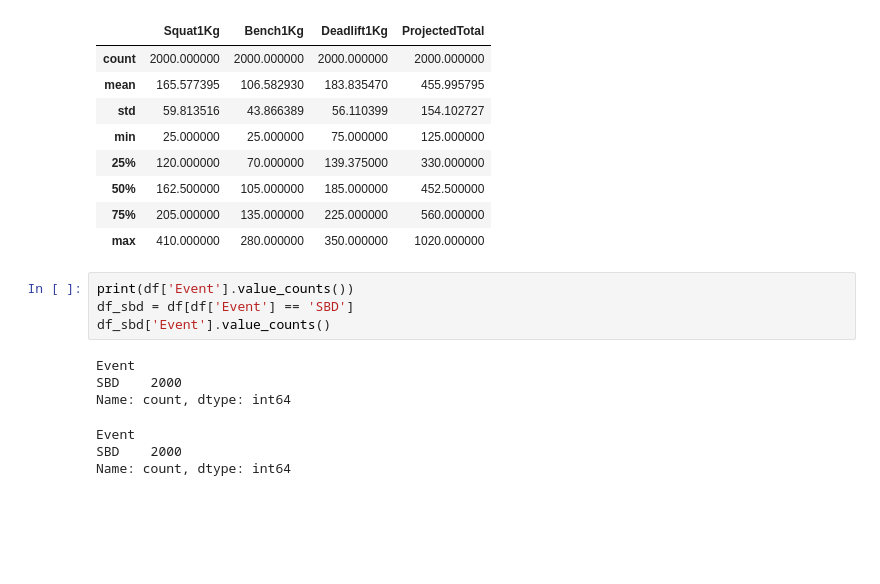
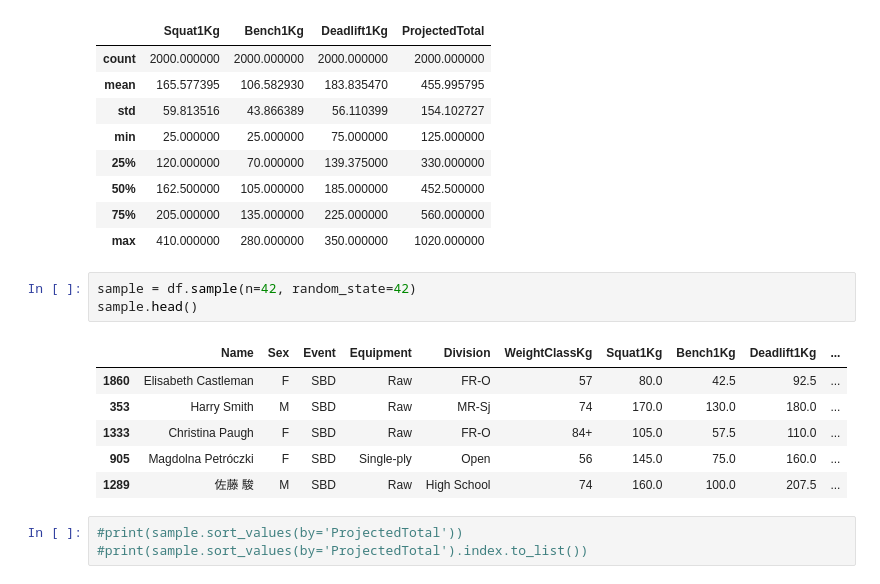
Before and after one commit to jack-mayberry/CS329E-Data-Analytics, a Jupyter notebook: Term Project/IPF_Data_Testing.ipynb, the cells around one changed output. Saved outputs shown, nothing was run; the diff lists cells and outputs as text; blank space fills up the shorter version.

```diff
--- a/Term Project/IPF_Data_Testing.ipynb
+++ b/Term Project/IPF_Data_Testing.ipynb
@@ -45,13 +50,15 @@ df.describe()
 | 75% | 205.000000 | 135.000000 | 225.000000 | 560.000000 |
 | max | 410.000000 | 280.000000 | 350.000000 | 1020.000000 |
 # %%
-print(df['Event'].value_counts())
-df_sbd = df[df['Event'] == 'SBD']
-df_sbd['Event'].value_counts()
+sample = df.sample(n=42, random_state=42)
+sample.head()
 # %% [output]
-Event
-SBD    2000
-Name: count, dtype: int64
-Event
-SBD    2000
-Name: count, dtype: int64
+|  | Name | Sex | Event | Equipment | Division | WeightClassKg | Squat1Kg | Bench1Kg | Deadlift1Kg | ... |
+| 1860 | Elisabeth Castleman | F | SBD | Raw | FR-O | 57 | 80.0 | 42.5 | 92.5 | ... |
+| 353 | Harry Smith | M | SBD | Raw | MR-Sj | 74 | 170.0 | 130.0 | 180.0 | ... |
+| 1333 | Christina Paugh | F | SBD | Raw | FR-O | 84+ | 105.0 | 57.5 | 110.0 | ... |
+| 905 | Magdolna Petróczki | F | SBD | Single-ply | Open | 56 | 145.0 | 75.0 | 160.0 | ... |
+| 1289 | 佐藤 駿 | M | SBD | Raw | High School | 74 | 160.0 | 100.0 | 207.5 | ... |
+# %%
+#print(sample.sort_values(by='ProjectedTotal'))
+#print(sample.sort_values(by='ProjectedTotal').index.to_list())
```
Also changed, not shown: parts of 9 cells of this notebook, 1 other file.
